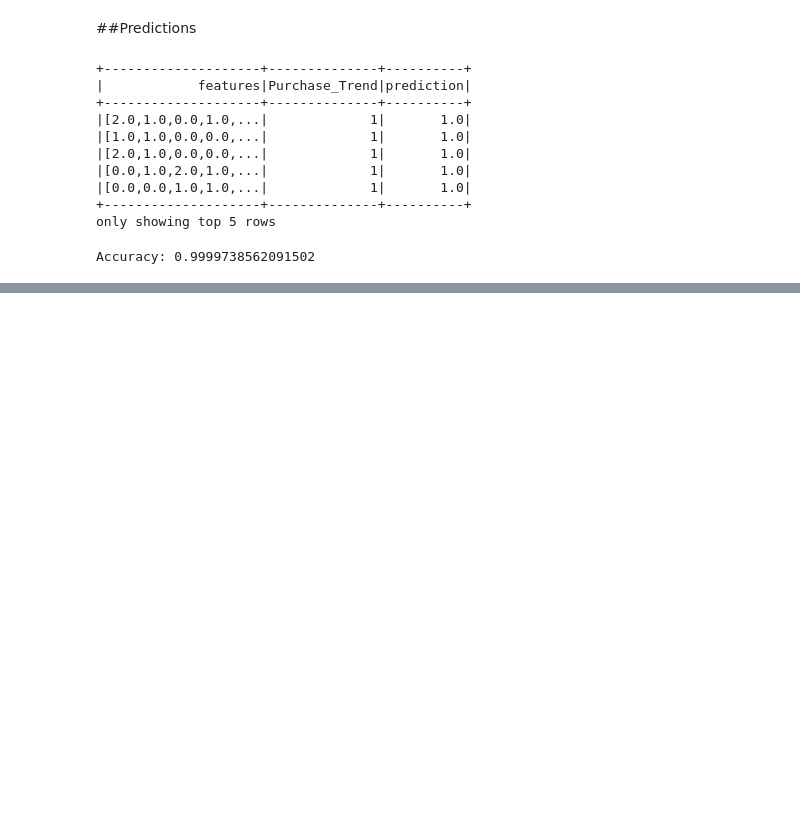
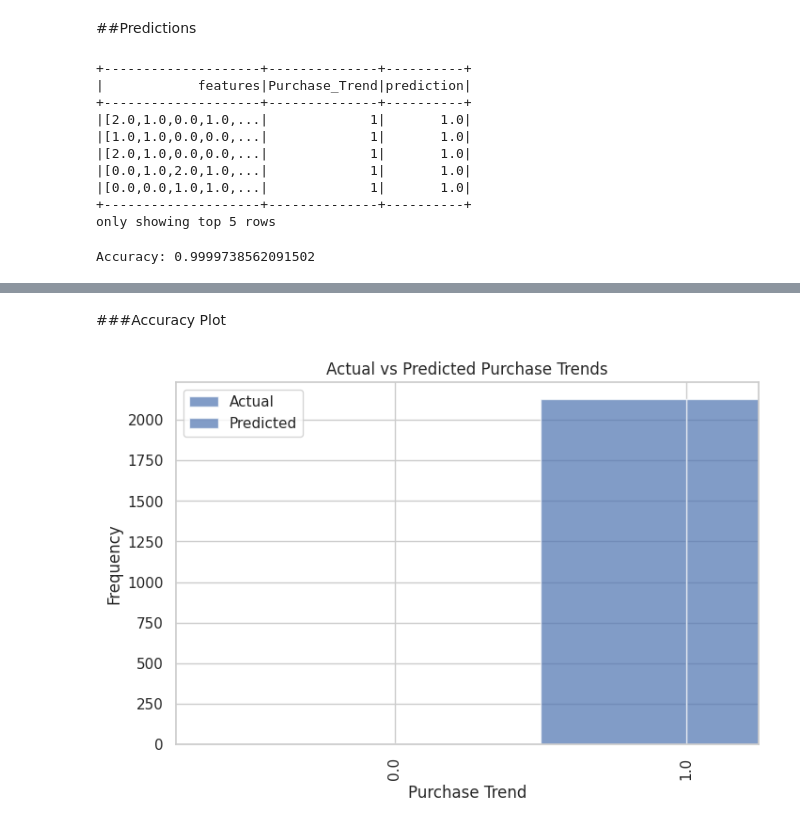
Before and after one commit to Yassineka99/Analysis_of_E_commerce_Sales_Patterns.ipynb, a Jupyter notebook: Analysis_of_E_commerce_Sales_Patterns.ipynb, the cells around one changed output, grey strips where cells are left out. Drawn from its saved outputs; the diff is of its cells as text; code cells hidden in the pictures; blank space fills up the shorter version.

```diff
--- a/Analysis_of_E_commerce_Sales_Patterns.ipynb
+++ b/Analysis_of_E_commerce_Sales_Patterns.ipynb
@@ -300,0 +328,30 @@ UsageError: Line magic function `%` not found.
+# %% [markdown]
+###Accuracy Plot
+# %%
+from pyspark.sql.functions import col
+
+# Calculate accuracy
+correct_predictions = predictions.filter(col("Purchase_Trend") == col("prediction")).count()
+total_predictions = predictions.count()
+accuracy = correct_predictions / total_predictions
+
+
+
+
+# Create a bar plot to compare actual vs predicted values
+import matplotlib.pyplot as plt
+
+# Collect the predictions and actual values as pandas DataFrame
+actual_predicted_df = predictions.select("Purchase_Trend", "prediction").toPandas()
+
+# Create a bar plot to compare actual vs predicted values
+plt.figure(figsize=(8, 5))
+actual_predicted_df.groupby('Purchase_Trend').size().plot(kind='bar', alpha=0.7, label='Actual', position=0)
+actual_predicted_df.groupby('prediction').size().plot(kind='bar', alpha=0.7, label='Predicted', position=1)
+plt.title('Actual vs Predicted Purchase Trends')
+plt.xlabel('Purchase Trend')
+plt.ylabel('Frequency')
+plt.legend()
+plt.show()
+# %% [output]
+[figure, added]
```
Also changed, not shown: parts of 8 cells of this notebook.
